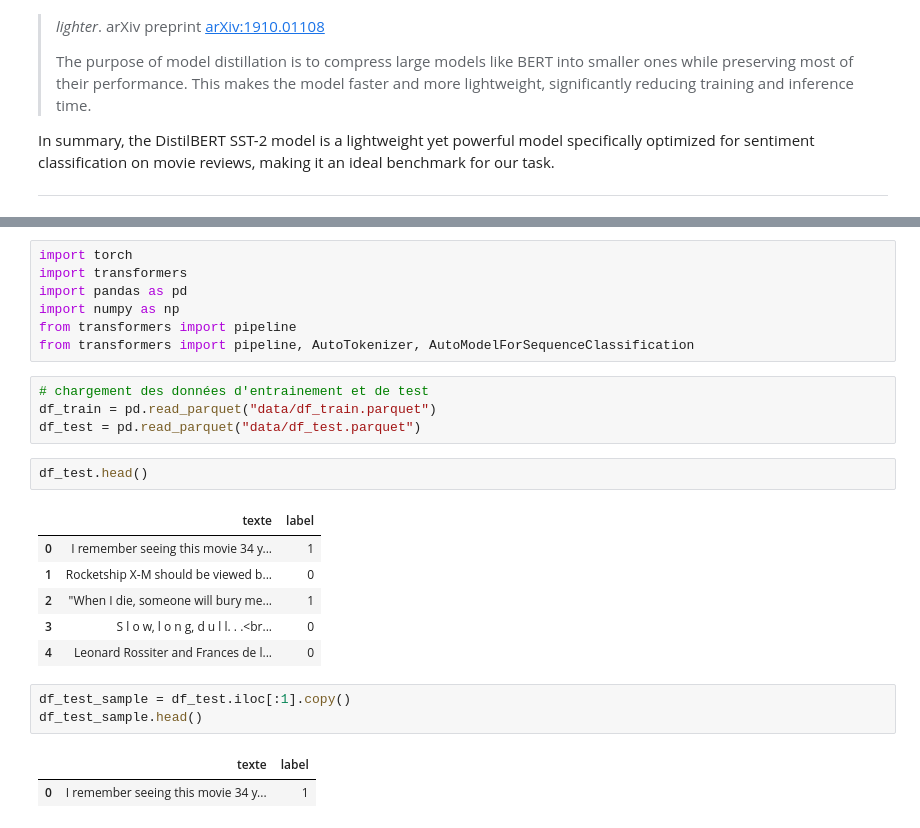
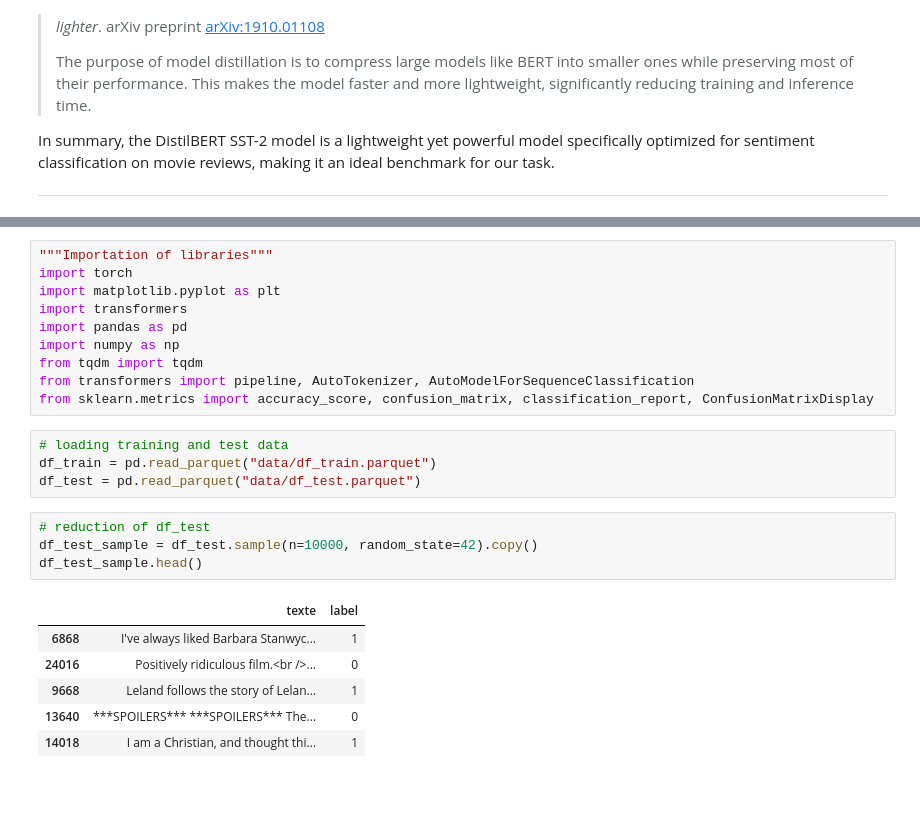
Before and after one commit to tonylauze/ensae_3A_S2_NLP, a Jupyter notebook: 3_prediction_BERT.ipynb, the cells around one changed output, grey strips where cells are left out. Cells and saved outputs as stored; diff of their text form; blank space fills up the shorter version.

```diff
--- a/3_prediction_BERT.ipynb
+++ b/3_prediction_BERT.ipynb
@@ -41,27 +37,26 @@ Successfully installed hf-xet-1.0.3
 # %%
+"""Importation of libraries"""
 import torch
+import matplotlib.pyplot as plt
 import transformers
 import pandas as pd
 import numpy as np
-from transformers import pipeline
+from tqdm import tqdm
 from transformers import pipeline, AutoTokenizer, AutoModelForSequenceClassification
+from sklearn.metrics import accuracy_score, confusion_matrix, classification_report, ConfusionMatrixDisplay
 # %%
-# chargement des données d'entrainement et de test
+# loading training and test data
 df_train = pd.read_parquet("data/df_train.parquet")
 df_test = pd.read_parquet("data/df_test.parquet")
-# %%
-df_test.head()
-# %% [output]
-|  | texte | label |
-| 0 | I remember seeing this movie 34 y... | 1 |
-| 1 | Rocketship X-M should be viewed b... | 0 |
-| 2 | "When I die, someone will bury me... | 1 |
-| 3 | S l o w, l o n g, d u l l. . .<br... | 0 |
-| 4 | Leonard Rossiter and Frances de l... | 0 |
 # %%
-df_test_sample = df_test.iloc[:1].copy()
+# reduction of df_test
+df_test_sample = df_test.sample(n=10000, random_state=42).copy()
 df_test_sample.head()
 # %% [output]
 |  | texte | label |
-| 0 | I remember seeing this movie 34 y... | 1 |
+| 6868 | I've always liked Barbara Stanwyc... | 1 |
+| 24016 | Positively ridiculous film.<br />... | 0 |
+| 9668 | Leland follows the story of Lelan... | 1 |
+| 13640 | ***SPOILERS*** ***SPOILERS*** The... | 0 |
+| 14018 | I am a Christian, and thought thi... | 1 |
 # %%
```
Also changed, not shown: parts of 7 cells of this notebook, 7 other files.
